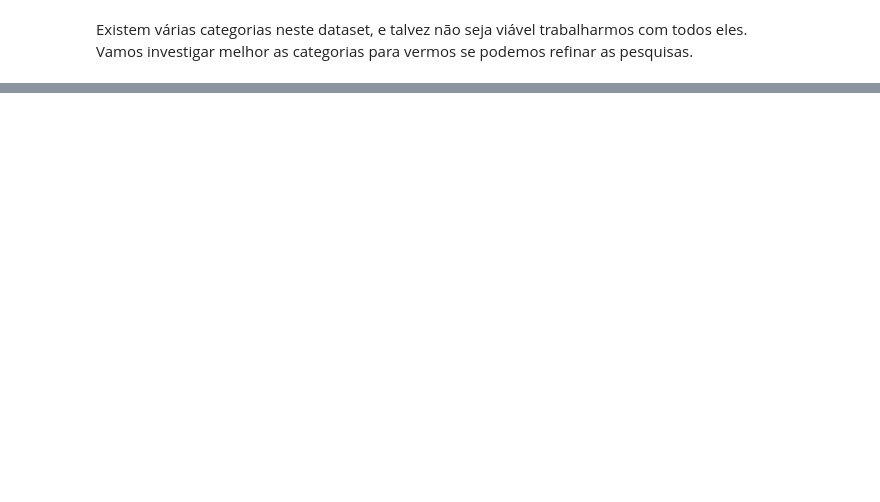
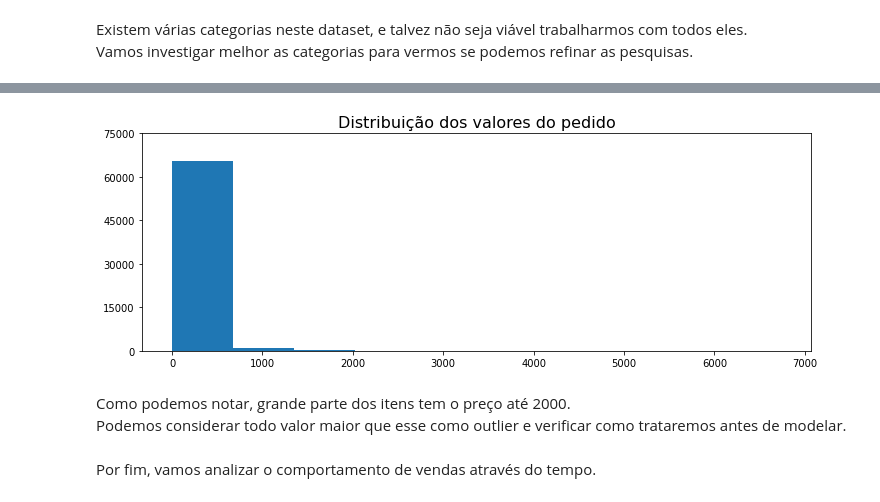
Before and after one commit to JohnnyYamanaka/projetos-ml-olist, a Jupyter notebook: forecasting/eda.ipynb, the cells around one changed output, grey strips where cells are left out. Drawn from its saved outputs; the diff is of its cells as text; code cells hidden in the pictures; blank space fills up the shorter version.

```diff
--- a/forecasting/eda.ipynb
+++ b/forecasting/eda.ipynb
@@ -177,0 +400,18 @@ Provavelmente saiu assim quando realizamos a query no banco. Vamos deletar esses
+# %%
+df_pandas_dist_price = df_analise\
+    .select('price')\
+    .orderBy('price')\
+    .toPandas()
+# %%
+plt.figure(figsize=(12, 4))
+plt.title('Distribuição dos valores do pedido', fontsize=16)
+plt.hist(data=df_pandas_dist_price, x='price')
+plt.yticks(np.arange(0, 80001, 15000))
+plt.show()
+# %% [output]
+[figure, added]
+# %% [markdown]
+Como podemos notar, grande parte dos itens tem o preço até 2000.
+Podemos considerar todo valor maior que esse como outlier e verificar como trataremos antes de modelar.
+# %% [markdown]
+Por fim, vamos analizar o comportamento de vendas através do tempo.
```
Also changed, not shown: parts of 36 cells of this notebook.
